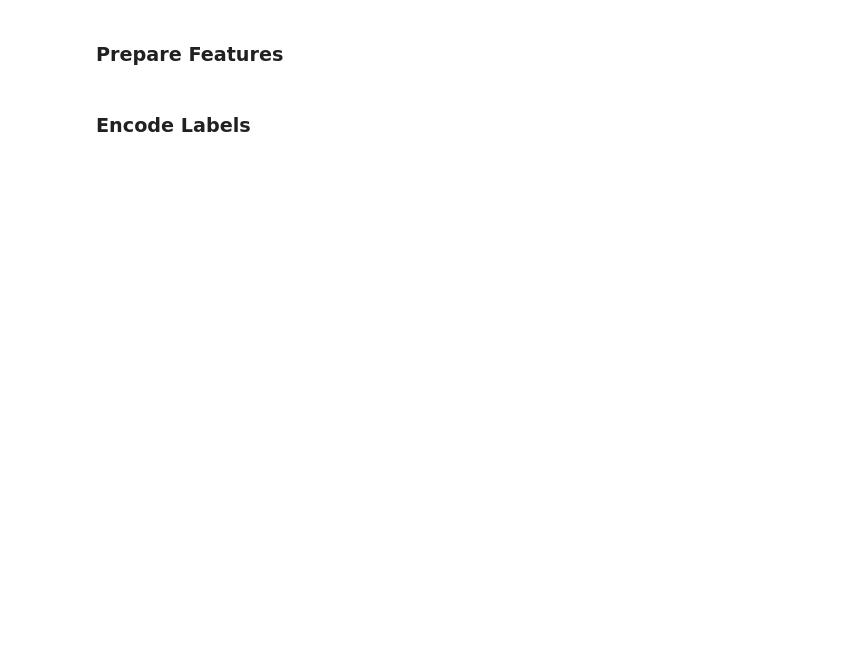
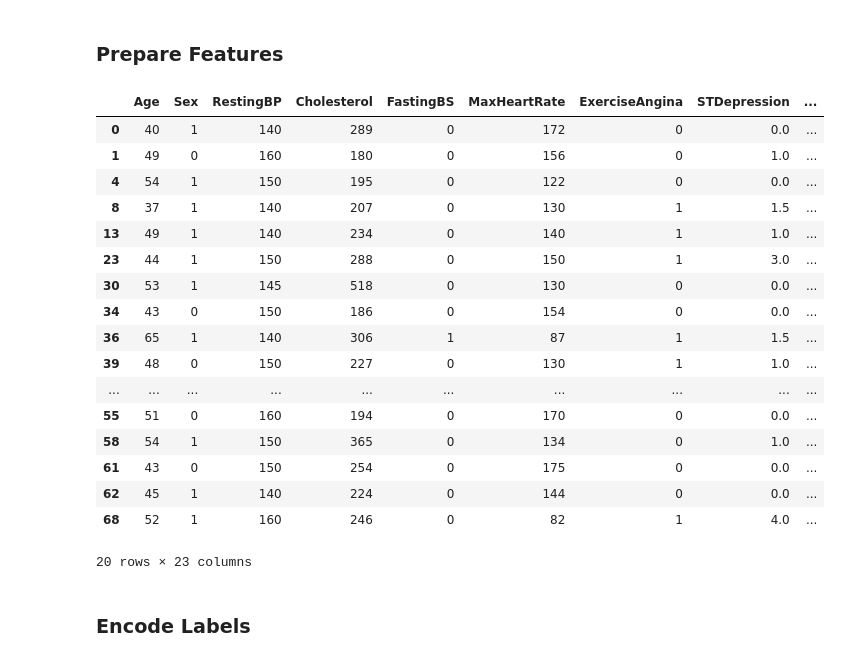
Before and after one commit to Rebexcode/Heart-Attack-Prediction-Model, a Jupyter notebook: Heart_Attack_Prediction_Model.ipynb, the cells around one changed output. Cells and saved outputs as stored; diff of their text form; code cells hidden in the pictures; blank space fills up the shorter version.

```diff
--- a/Heart_Attack_Prediction_Model.ipynb
+++ b/Heart_Attack_Prediction_Model.ipynb
@@ -165,3 +179,24 @@ for col in X_train_resampled.columns:
+# %%
+X.head(20)
+# %% [output]
+|  | Age | Sex | RestingBP | Cholesterol | FastingBS | MaxHeartRate | ExerciseAngina | STDepression | ... |
+| 0 | 40 | 1 | 140 | 289 | 0 | 172 | 0 | 0.0 | ... |
+| 1 | 49 | 0 | 160 | 180 | 0 | 156 | 0 | 1.0 | ... |
+| 4 | 54 | 1 | 150 | 195 | 0 | 122 | 0 | 0.0 | ... |
+| 8 | 37 | 1 | 140 | 207 | 0 | 130 | 1 | 1.5 | ... |
+| 13 | 49 | 1 | 140 | 234 | 0 | 140 | 1 | 1.0 | ... |
+| 23 | 44 | 1 | 150 | 288 | 0 | 150 | 1 | 3.0 | ... |
+| 30 | 53 | 1 | 145 | 518 | 0 | 130 | 0 | 0.0 | ... |
+| 34 | 43 | 0 | 150 | 186 | 0 | 154 | 0 | 0.0 | ... |
+| 36 | 65 | 1 | 140 | 306 | 1 | 87 | 1 | 1.5 | ... |
+| 39 | 48 | 0 | 150 | 227 | 0 | 130 | 1 | 1.0 | ... |
+| ... | ... | ... | ... | ... | ... | ... | ... | ... | ... |
+| 55 | 51 | 0 | 160 | 194 | 0 | 170 | 0 | 0.0 | ... |
+| 58 | 54 | 1 | 150 | 365 | 0 | 134 | 0 | 1.0 | ... |
+| 61 | 43 | 0 | 150 | 254 | 0 | 175 | 0 | 0.0 | ... |
+| 62 | 45 | 1 | 140 | 224 | 0 | 144 | 0 | 0.0 | ... |
+| 68 | 52 | 1 | 160 | 246 | 0 | 82 | 1 | 4.0 | ... |
+20 rows × 23 columns
 # %% [markdown]
 ### Encode Labels
 # %%
```
Also changed, not shown: parts of 13 cells of this notebook.
